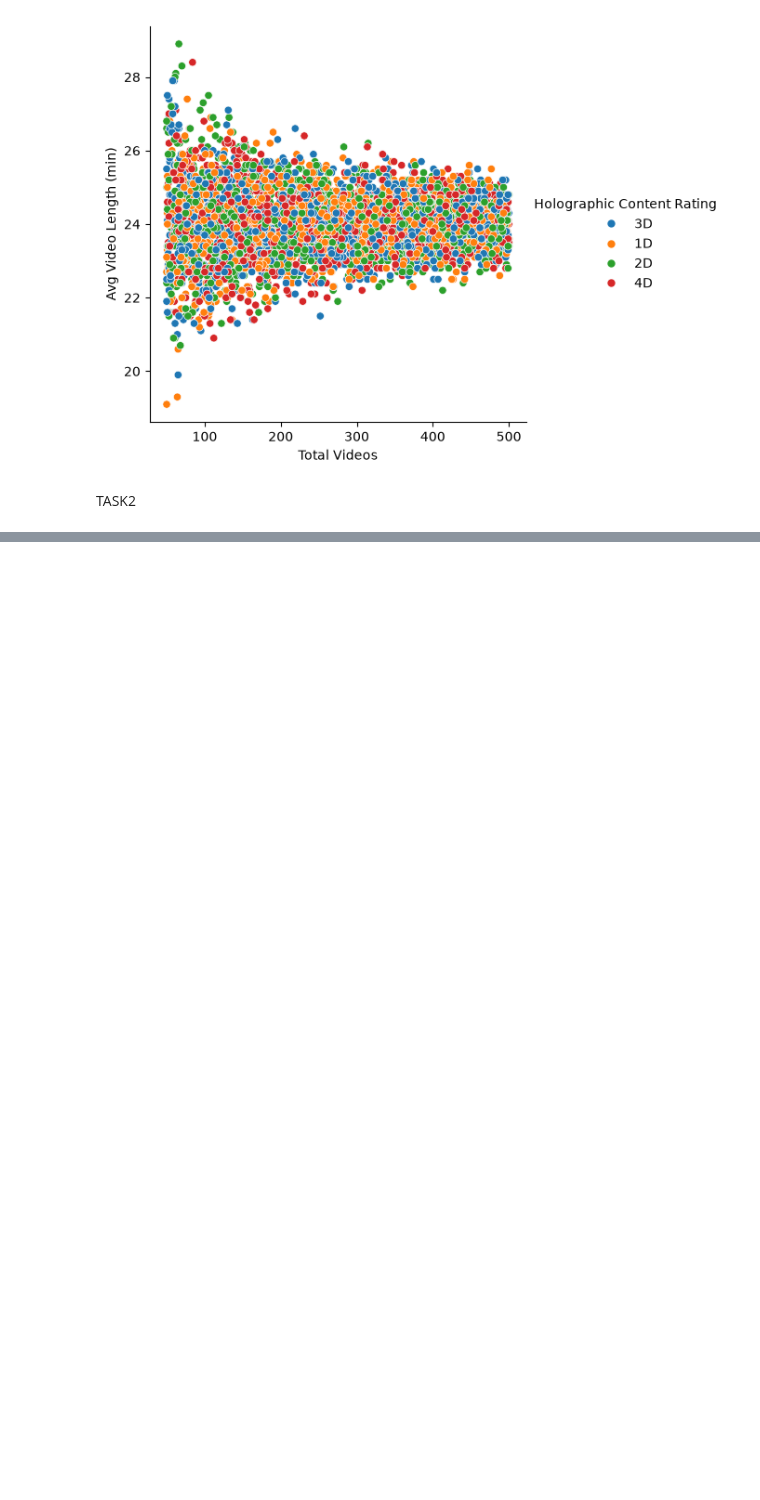
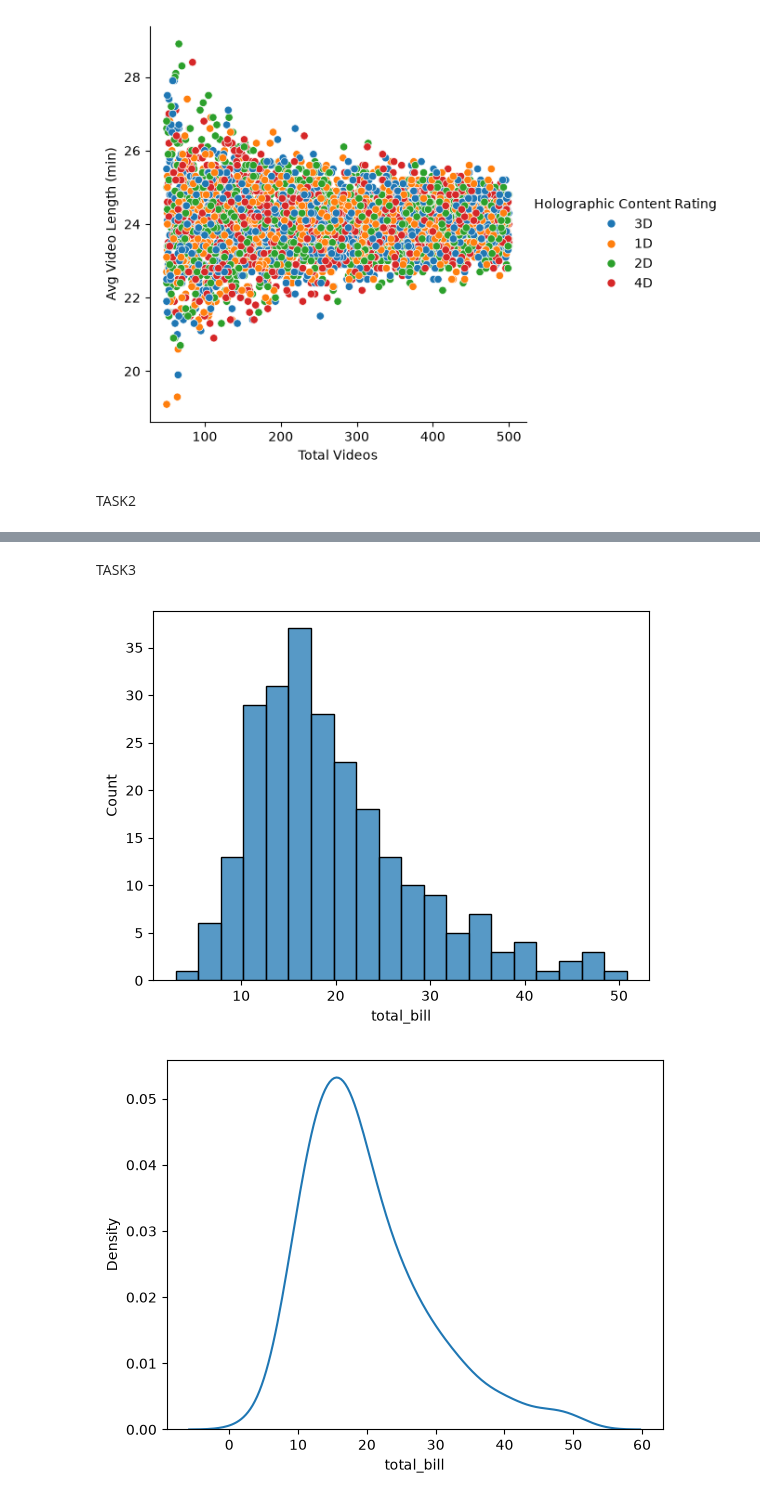
Before and after one commit to ak4shyadav/Seaborn, a Jupyter notebook: GenAI-Task12-AKASHYADAV/Assignment12.ipynb, the cells around one changed output, grey strips where cells are left out. Cells and saved outputs as stored; diff of their text form; code cells hidden in the pictures; blank space fills up the shorter version.

```diff
--- a/GenAI-Task12-AKASHYADAV/Assignment12.ipynb
+++ b/GenAI-Task12-AKASHYADAV/Assignment12.ipynb
@@ -42,0 +43,14 @@ plt.show()
+# %% [markdown]
+TASK3
+# %%
+sns.histplot(tips['total_bill'], bins = 20)
+plt.show()
+sns.kdeplot(tips['total_bill'])
+plt.show()
+sns.rugplot(tips['total_bill'], color = 'red', height = 0.5)
+plt.show()
+sns.histplot(tips['total_bill'], bins = 20, kde = True)
+plt.show()
+# %% [output]
+[figure, added]
+[figure, added]
```
Also changed, not shown: parts of 11 cells of this notebook, 1 other file.
